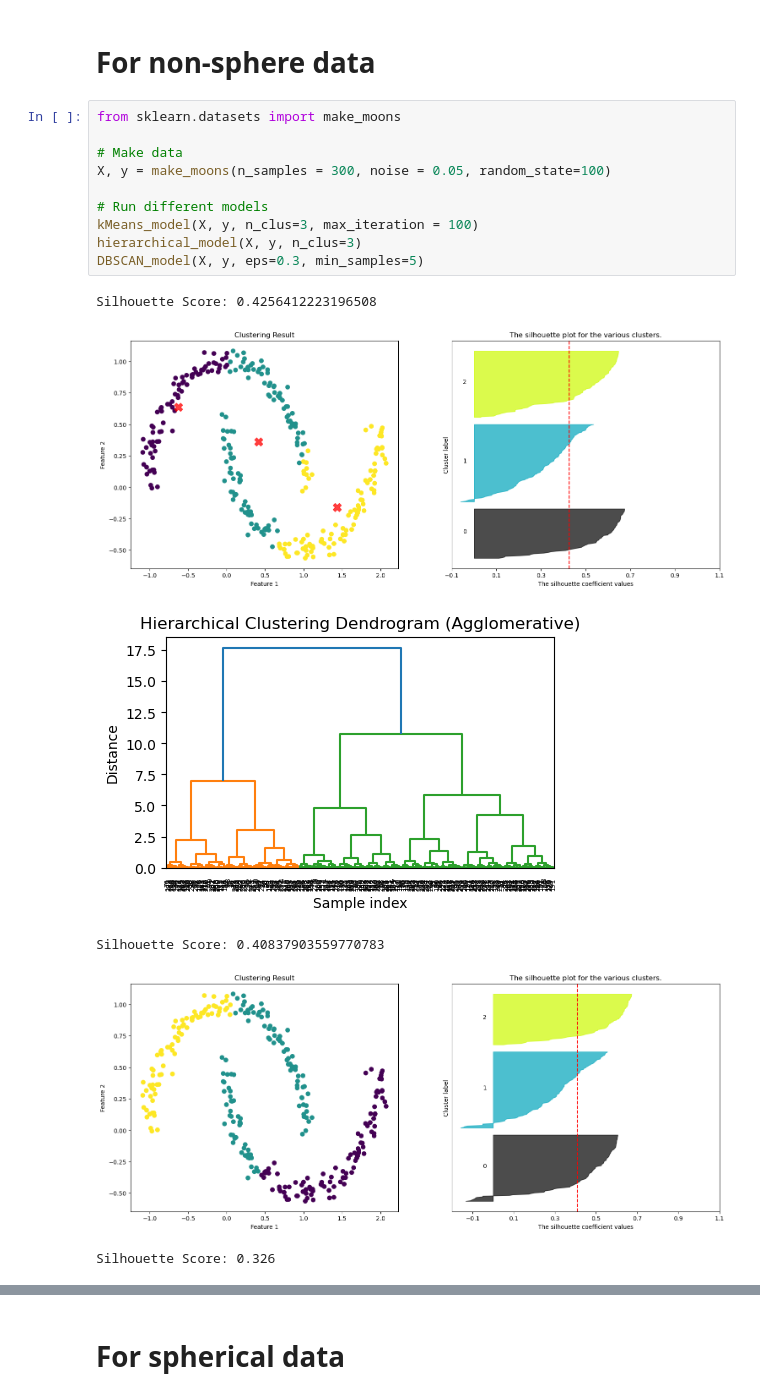
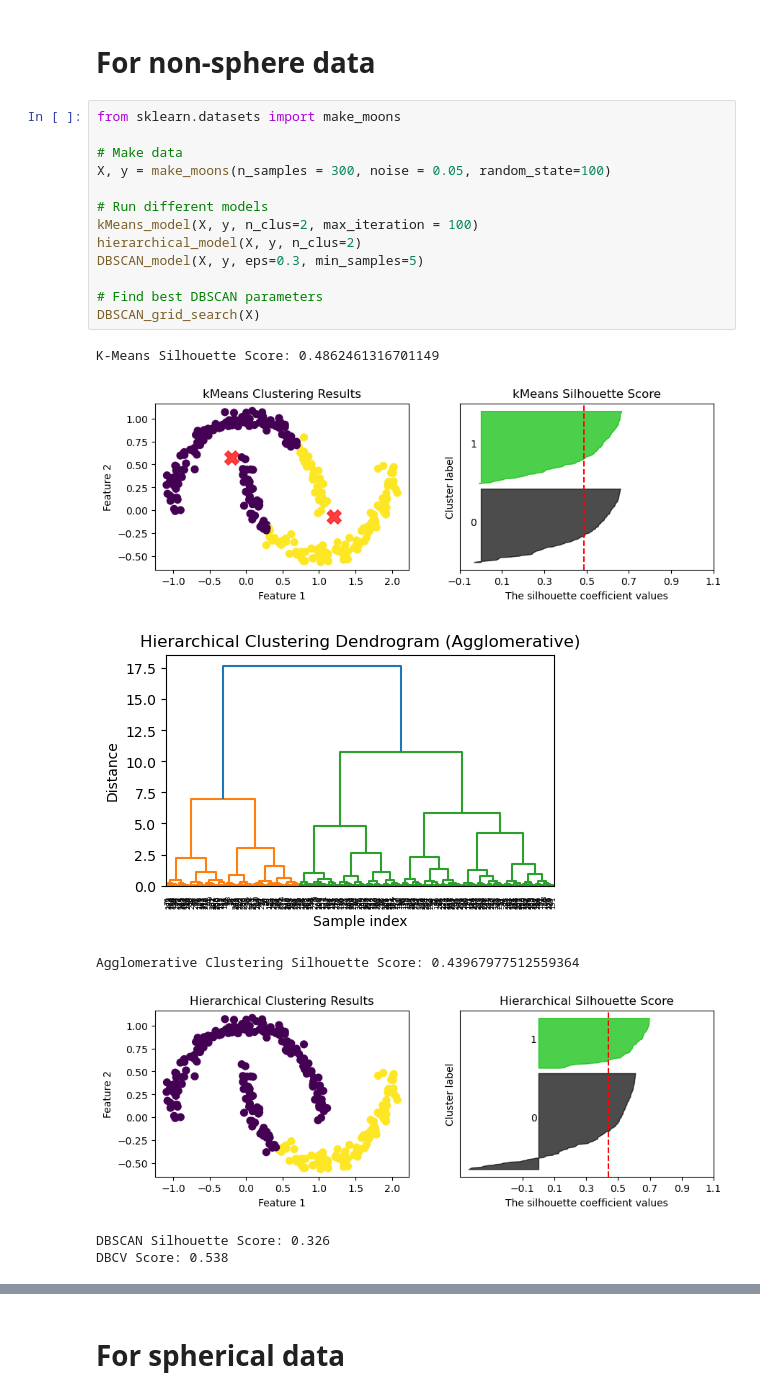
Before and after one commit to nguyenntkn/BINF-5507-Assignment-3, a Jupyter notebook: main.ipynb, the cells around one changed output, grey strips where cells are left out. Saved outputs shown, nothing was run; the diff lists cells and outputs as text.

Commit message:
Added DBCV evaluation

```diff
--- a/main.ipynb
+++ b/main.ipynb
@@ -123,17 +174,21 @@ def DBSCAN_model(X, y, eps, min_samples):
 # %%
 from sklearn.datasets import make_moons
 
 # Make data
 X, y = make_moons(n_samples = 300, noise = 0.05, random_state=100)
 
 # Run different models
-kMeans_model(X, y, n_clus=3, max_iteration = 100)
-hierarchical_model(X, y, n_clus=3)
+kMeans_model(X, y, n_clus=2, max_iteration = 100)
+hierarchical_model(X, y, n_clus=2)
 DBSCAN_model(X, y, eps=0.3, min_samples=5)
+
+# Find best DBSCAN parameters
+DBSCAN_grid_search(X)
 # %% [output]
-Silhouette Score: 0.4256412223196508
+K-Means Silhouette Score: 0.4862461316701149
-[figure, old version]
+[figure, new version]
 [figure]
-Silhouette Score: 0.40837903559770783
+Agglomerative Clustering Silhouette Score: 0.43967977512559364
-[figure, old version]
+[figure, new version]
-Silhouette Score: 0.326
+DBSCAN Silhouette Score: 0.326
+DBCV Score: 0.538
```
Also changed, not shown: parts of 4 cells of this notebook, 2 other files.
